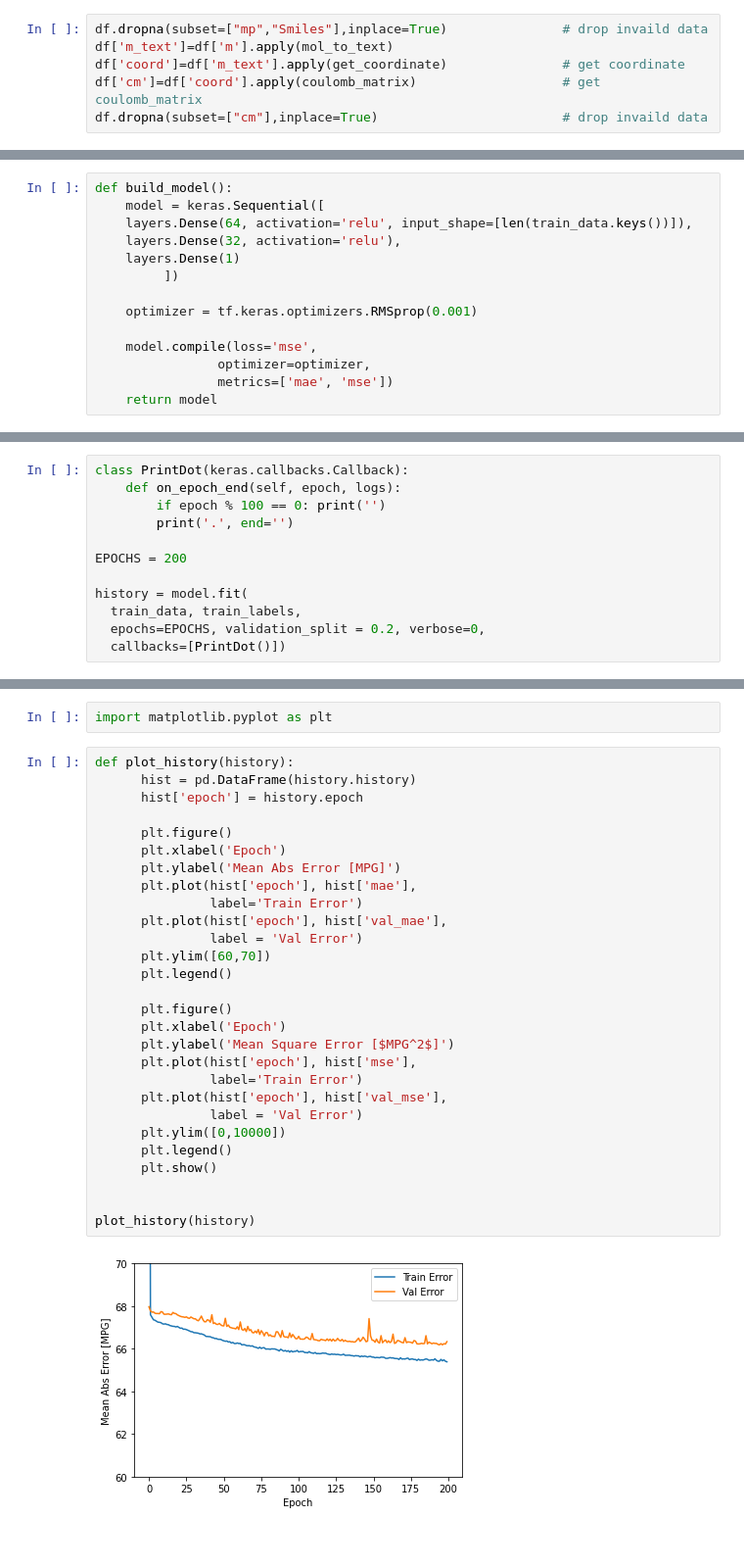
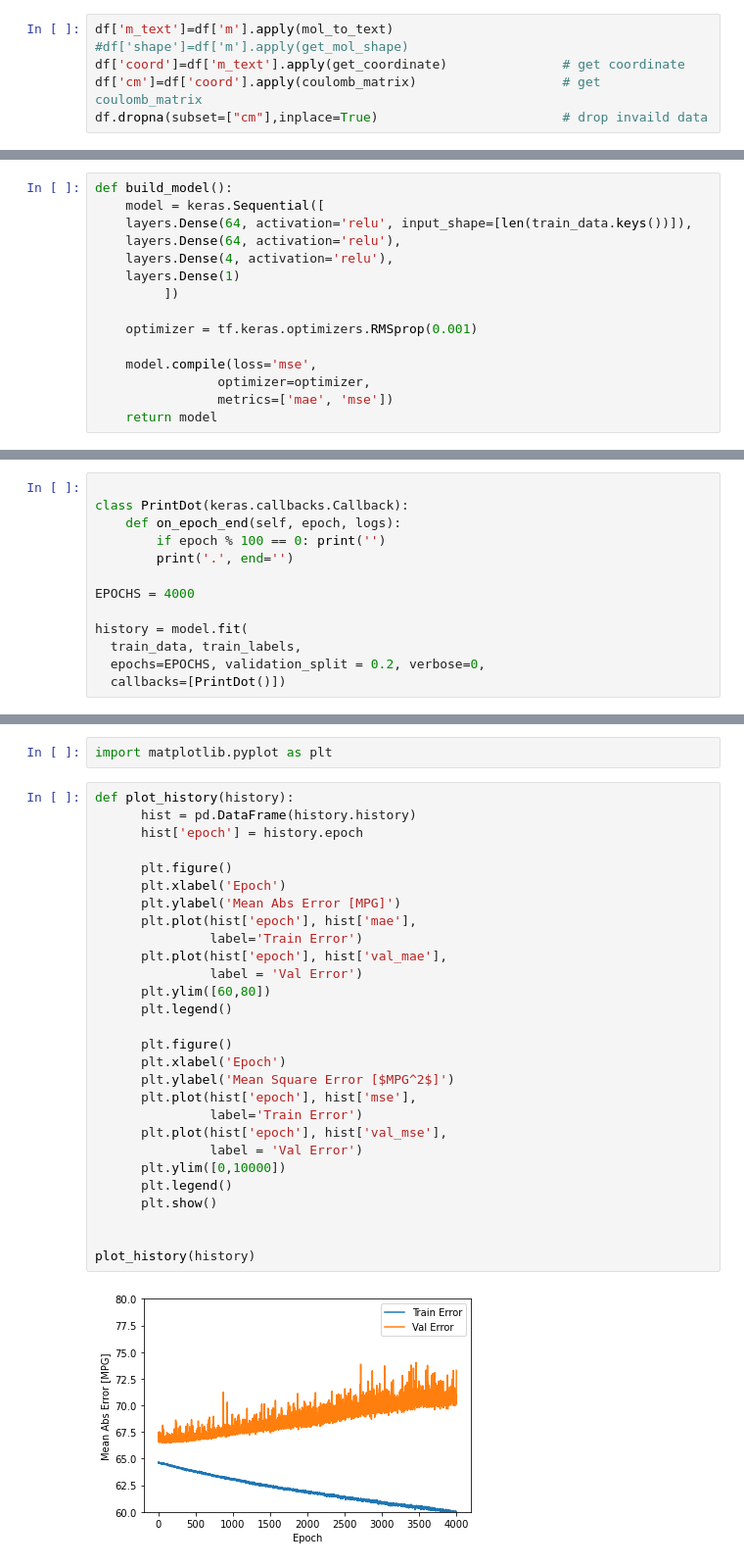
Before and after one commit to SingletC/pKa_ML, a Jupyter notebook: MP_ML_regress.ipynb, the cells around one changed output, grey strips where cells are left out. Shown at 98% size. Cells and saved outputs as stored; diff of their text form.

```diff
--- a/MP_ML_regress.ipynb
+++ b/MP_ML_regress.ipynb
@@ -22,8 +23,8 @@ df.to_pickle("./temp_mp.pkl")
 # %%
 df=pd.read_pickle("./temp_mp.pkl")
 # %%
-df.dropna(subset=["mp","Smiles"],inplace=True)               # drop invaild data
 df['m_text']=df['m'].apply(mol_to_text)
+#df['shape']=df['m'].apply(get_mol_shape)
 df['coord']=df['m_text'].apply(get_coordinate)               # get coordinate
 df['cm']=df['coord'].apply(coulomb_matrix)                   # get coulomb_matrix
 df.dropna(subset=["cm"],inplace=True)                        # drop invaild data
@@ -60,7 +112,8 @@ from tensorflow.keras import layers
 def build_model():
     model = keras.Sequential([
     layers.Dense(64, activation='relu', input_shape=[len(train_data.keys())]),
-    layers.Dense(32, activation='relu'),
+    layers.Dense(64, activation='relu'),
+    layers.Dense(4, activation='relu'),
     layers.Dense(1)
          ])
 
@@ -89,12 +144,13 @@ Trainable params: 12,161
 Non-trainable params: 0
 _________________________________________________________________
 # %%
+
 class PrintDot(keras.callbacks.Callback):
     def on_epoch_end(self, epoch, logs):
         if epoch % 100 == 0: print('')
         print('.', end='')
 
-EPOCHS = 200
+EPOCHS = 4000
 
 history = model.fit(
   train_data, train_labels,
@@ -119,30 +190,30 @@ import matplotlib.pyplot as plt
 # %%
 def plot_history(history):
       hist = pd.DataFrame(history.history)
       hist['epoch'] = history.epoch
 
       plt.figure()
       plt.xlabel('Epoch')
       plt.ylabel('Mean Abs Error [MPG]')
       plt.plot(hist['epoch'], hist['mae'],
                label='Train Error')
       plt.plot(hist['epoch'], hist['val_mae'],
                label = 'Val Error')
-      plt.ylim([60,70])
+      plt.ylim([60,80])
       plt.legend()
 
       plt.figure()
       plt.xlabel('Epoch')
       plt.ylabel('Mean Square Error [$MPG^2$]')
       plt.plot(hist['epoch'], hist['mse'],
                label='Train Error')
       plt.plot(hist['epoch'], hist['val_mse'],
                label = 'Val Error')
       plt.ylim([0,10000])
       plt.legend()
       plt.show()
 
 
 plot_history(history)
 # %% [output]
-[figure, old version]
+[figure, new version]
```
Also changed, not shown: parts of 8 cells of this notebook, 2 other files.
